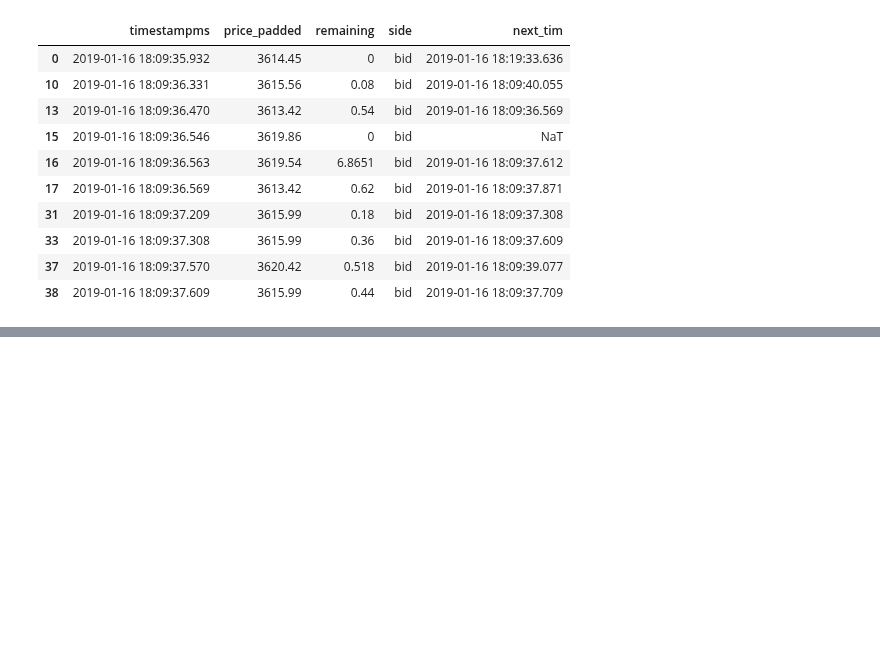
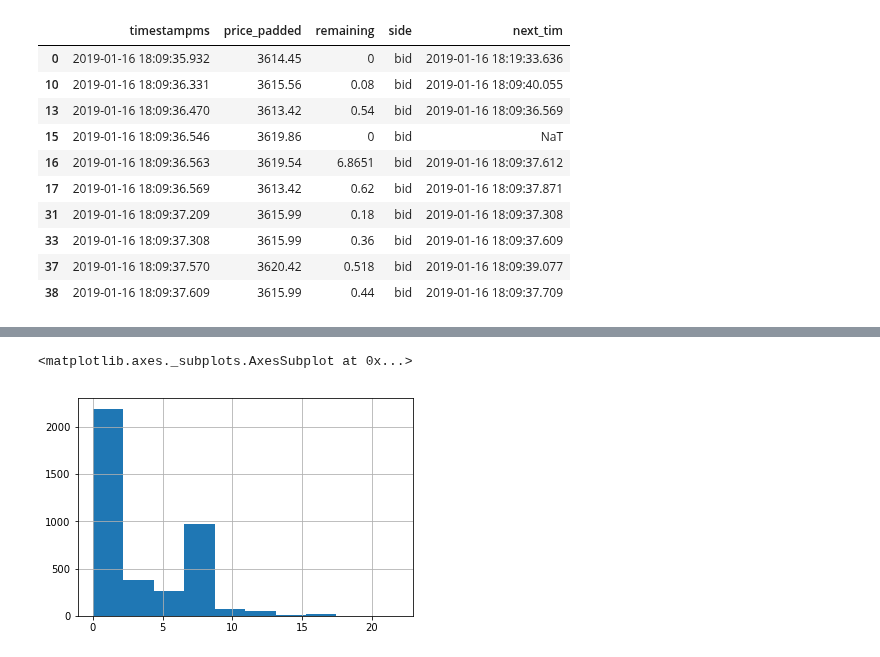
Before and after one commit to gautsi/gen-purpose-repo, a Jupyter notebook: gemini/FormatGemimiDataVer2.ipynb, the cells around one changed output, grey strips where cells are left out. Drawn from its saved outputs; the diff is of its cells as text; code cells hidden in the pictures; blank space fills up the shorter version.

```diff
--- a/gemini/FormatGemimiDataVer2.ipynb
+++ b/gemini/FormatGemimiDataVer2.ipynb
@@ -184,0 +202,5 @@ interest_changes_in_trades_range.iloc[:10]
+# %%
+interest_changes_in_trades_range[interest_changes_in_trades_range.remaining.astype("float") > 0].remaining.astype("float").hist()
+# %% [output]
+<matplotlib.axes._subplots.AxesSubplot at 0x...>
+[figure, added]
```
Also changed, not shown: parts of 21 cells of this notebook, 1 other file.
